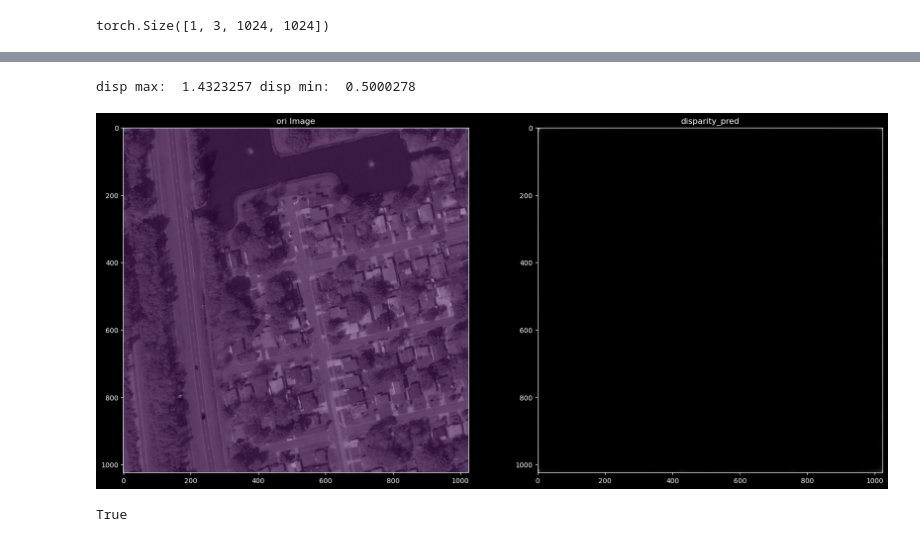
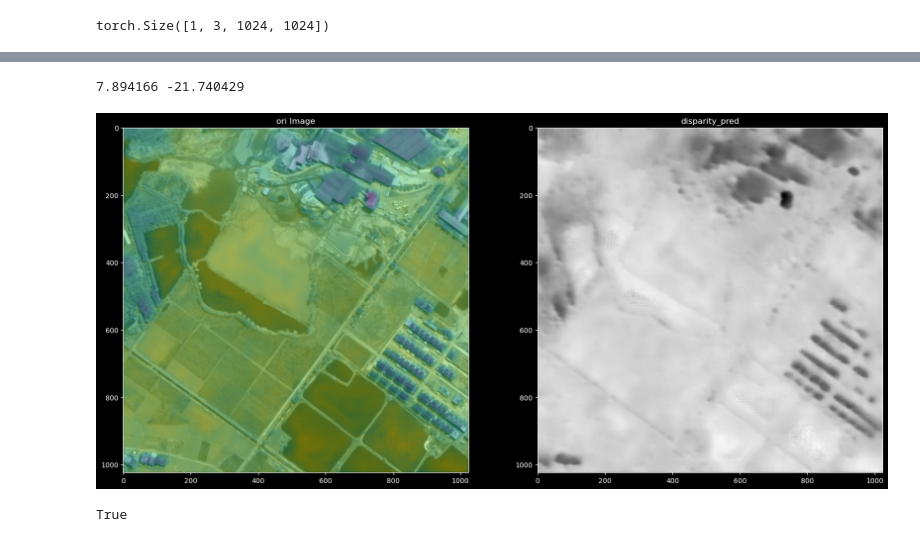
Before and after one commit to MianHtan/PSMNet-Cover, a Jupyter notebook: demo.ipynb, the cells around one changed output, grey strips where cells are left out. Saved outputs shown, nothing was run; the diff lists cells and outputs as text; code cells hidden in the pictures.

```diff
--- a/demo.ipynb
+++ b/demo.ipynb
@@ -11,16 +11,22 @@ from utils.read_data import *
 
 device = torch.device("cuda:0" if torch.cuda.is_available else "cpu")
 # %%
-# left_path = '/home/lab1/datasets/DFC2019_track2_grayscale_8bit/Track2-RGB-1/JAX_017_012_001_LEFT_RGB.tif'
-# right_path = '/home/lab1/datasets/DFC2019_track2_grayscale_8bit/Track2-RGB-1/JAX_017_012_001_RIGHT_RGB.tif'
-left_path = './img/JAX_004_009_007_LEFT_RGB.tif'
-right_path = './img/JAX_004_009_007_RIGHT_RGB.tif'
+# left_path = '/home/lab1/datasets/DFC2019_track2_grayscale_8bit/Track2-RGB-1/JAX_022_011_004_LEFT_RGB.tif'
+# right_path = '/home/lab1/datasets/DFC2019_track2_grayscale_8bit/Track2-RGB-1/JAX_022_011_004_RIGHT_RGB.tif'
+# disp_path = '/home/lab1/datasets/DFC2019_track2_grayscale_8bit/Track2-RGB-1/JAX_022_011_004_LEFT_AGL.tif'
+left_path = '/home/lab1/datasets/whu_stereo_8bit/with_ground_truth/train/left/QC_left_259.tiff'
+right_path = '/home/lab1/datasets/whu_stereo_8bit/with_ground_truth/train/right/QC_right_259.tiff'
+disp_path = '/home/lab1/datasets/whu_stereo_8bit/with_ground_truth/train/disp/QC_disparity_259.tiff'
+# left_path = './img/JAX_004_009_007_LEFT_RGB.tif'
+# right_path = './img/JAX_004_009_007_RIGHT_RGB.tif'
+# disp_path = './img/JAX_004_009_007_LEFT_AGL.tif'
 # %%
+size = [1024, 1024]
 img_l = Image.open(left_path)
-img_l = img_l.resize((1024,1024))
+img_l = img_l.resize(size)
 img_l = np.array(img_l)
 img_r = Image.open(right_path)
-img_r = img_r.resize((1024,1024))
+img_r = img_r.resize(size)
 img_r = np.array(img_r)
 
 tensor_l = img_norm(img_l)
@@ -35,23 +55,29 @@ torch.Size([1, 3, 1024, 1024])
 # %%
 net = PSMNet()
-net.load_state_dict(torch.load('./training_checkpoints/2000steps_PSMNet_DFC2019.pth'), strict=True)
-net.eval()
+net.load_state_dict(torch.load('./checkpoints/WHUStereo/5_epoch_PSMNet_WHUStereo.pth'), strict=True)
+# net.eval()
 net = net.to(device)
 # %%
-with torch.no_grad():
-    disp = net(tensor_l, tensor_r, 0, 64)
-    disp = disp.squeeze().cpu().numpy()
-    print("disp max: ", disp.max(), "disp min: ", disp.min())
+if net.training:
+    with torch.no_grad():
+        disp1, disp2, disp3 = net(tensor_l, tensor_r, -64, 64)
+        disp3 = disp3.squeeze().cpu().numpy()
+        print(disp3.max(), disp3.min())
+else:
+    with torch.no_grad():
+        disp3 = net(tensor_l, tensor_r, -32, 64)
+        disp3 = disp3.squeeze().cpu().numpy()
+        print(disp3.max(), disp3.min())
 #visualize
 f, axis = plt.subplots(1, 2, figsize = (20,60))
 axis[0].imshow(img_l)
-axis[0].imshow(disp, alpha=0.5)
+axis[0].imshow(disp3, alpha=0.5)
 axis[0].set_title('ori Image')
-axis[1].imshow(disp, cmap='gray')
+axis[1].imshow(disp3, cmap='gray')
 axis[1].set_title('disparity_pred')
 plt.show()
 # %% [output]
-disp max:  1.4323257 disp min:  0.5000278
+7.894166 -21.740429
-[figure, old version]
+[figure, new version]
 # %%
 os.makedirs("demo_output", exist_ok=True)
```
Also changed, not shown: parts of 2 cells of this notebook, 7 other files.
